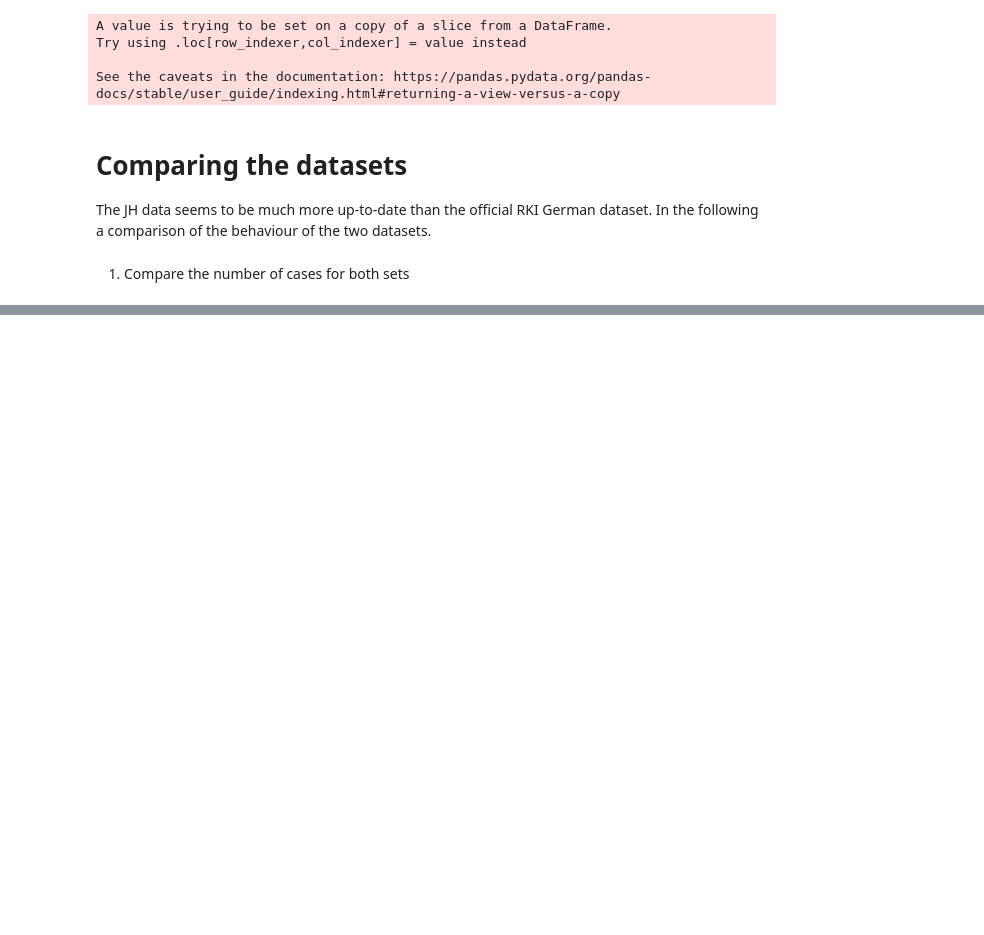
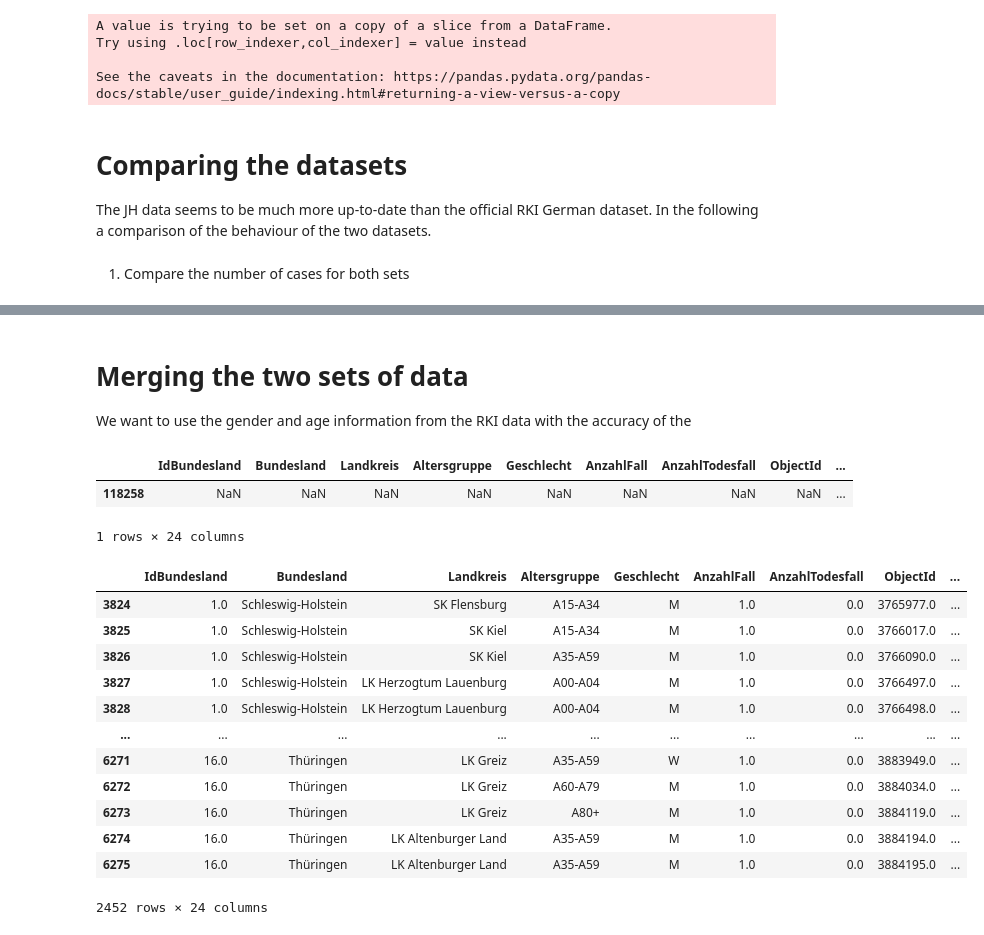
Before and after one commit to petetheat/covid19, a Jupyter notebook: data_fusion_germany.ipynb, the cells around one changed output, grey strips where cells are left out. Cells and saved outputs as stored; diff of their text form; code cells hidden in the pictures; blank space fills up the shorter version.

```diff
--- a/data_fusion_germany.ipynb
+++ b/data_fusion_germany.ipynb
@@ -149,0 +175,4 @@ fig.update_layout(title='Cases deaths')
+# %% [markdown]
+# Merging the two sets of data
+
+We want to use the gender and age information from the RKI data with the accuracy of the
@@ -149,0 +186,22 @@ fig.update_layout(title='Cases deaths')
+# %%
+df_joined[df_joined['Date']=='2020-01-23']
+# %% [output]
+|  | IdBundesland | Bundesland | Landkreis | Altersgruppe | Geschlecht | AnzahlFall | AnzahlTodesfall | ObjectId | ... |
+| 118258 | NaN | NaN | NaN | NaN | NaN | NaN | NaN | NaN | ... |
+1 rows × 24 columns
+# %%
+df_joined[df_joined['Meldedatum']=='2020-03-21']
+# %% [output]
+|  | IdBundesland | Bundesland | Landkreis | Altersgruppe | Geschlecht | AnzahlFall | AnzahlTodesfall | ObjectId | ... |
+| 3824 | 1.0 | Schleswig-Holstein | SK Flensburg | A15-A34 | M | 1.0 | 0.0 | 3765977.0 | ... |
+| 3825 | 1.0 | Schleswig-Holstein | SK Kiel | A15-A34 | M | 1.0 | 0.0 | 3766017.0 | ... |
+| 3826 | 1.0 | Schleswig-Holstein | SK Kiel | A35-A59 | M | 1.0 | 0.0 | 3766090.0 | ... |
+| 3827 | 1.0 | Schleswig-Holstein | LK Herzogtum Lauenburg | A00-A04 | M | 1.0 | 0.0 | 3766497.0 | ... |
+| 3828 | 1.0 | Schleswig-Holstein | LK Herzogtum Lauenburg | A00-A04 | M | 1.0 | 0.0 | 3766498.0 | ... |
+| ... | ... | ... | ... | ... | ... | ... | ... | ... | ... |
+| 6271 | 16.0 | Thüringen | LK Greiz | A35-A59 | W | 1.0 | 0.0 | 3883949.0 | ... |
+| 6272 | 16.0 | Thüringen | LK Greiz | A60-A79 | M | 1.0 | 0.0 | 3884034.0 | ... |
+| 6273 | 16.0 | Thüringen | LK Greiz | A80+ | M | 1.0 | 0.0 | 3884119.0 | ... |
+| 6274 | 16.0 | Thüringen | LK Altenburger Land | A35-A59 | M | 1.0 | 0.0 | 3884194.0 | ... |
+| 6275 | 16.0 | Thüringen | LK Altenburger Land | A35-A59 | M | 1.0 | 0.0 | 3884195.0 | ... |
+2452 rows × 24 columns
```
Also changed, not shown: parts of 10 cells of this notebook, 1 other file.
